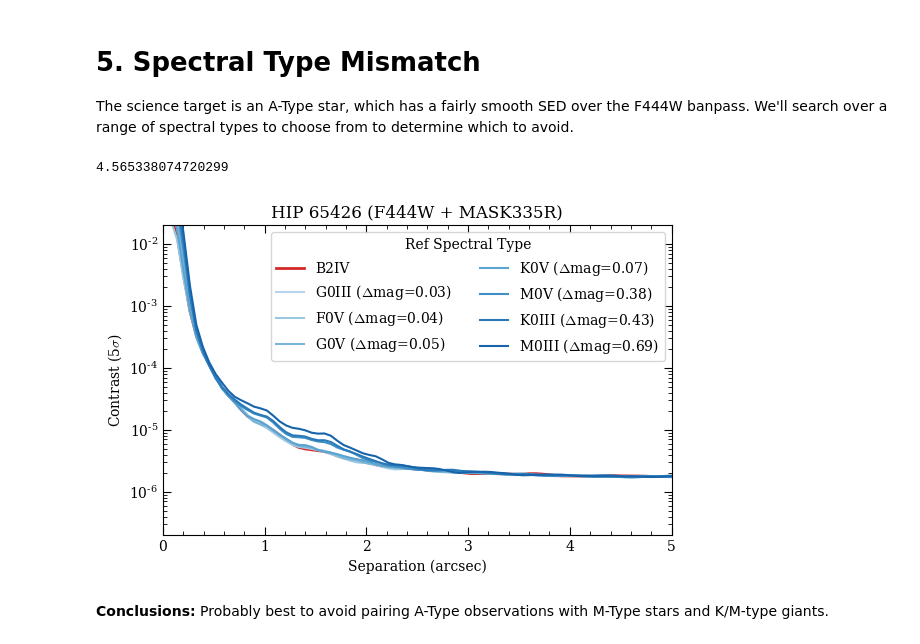
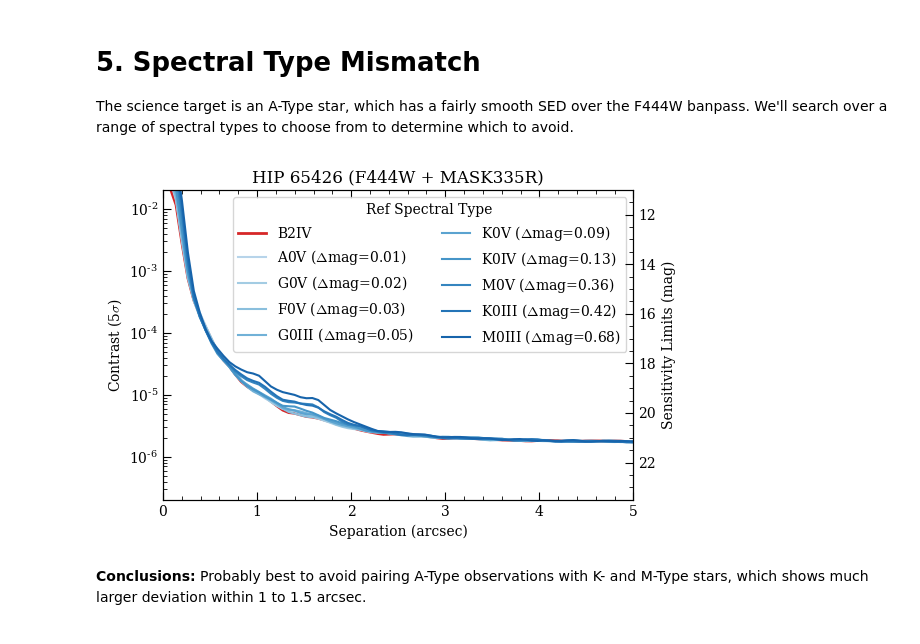
Before and after one commit to JarronL/pynrc, a Jupyter notebook: notebooks/Contrast_Variations.ipynb, the cells around one changed output. Drawn from its saved outputs; the diff is of its cells as text; code cells hidden in the pictures.

```diff
--- a/notebooks/Contrast_Variations.ipynb
+++ b/notebooks/Contrast_Variations.ipynb
@@ -167,4 +169,12 @@ roll_angle = 10
 contrast_nom = obs.calc_contrast(roll_angle=roll_angle, nsig=nsig, use_cmask=False)
+# %%
+def cont_to_sen(x):
+    contrast = np.asarray(x)
+    return -2.5*np.log10(contrast) + obs.star_flux('vegamag')
+
+def sen_to_cont(x):
+    sen_mag = np.asarray(x)
+    return 10**((obs.star_flux('vegamag') - sen_mag) / 2.5)
 # %%
 fig, ax = plt.subplots(1,1, figsize=(6,4))
 
@@ -336,7 +361,7 @@ for ax in axes:
     ax.set_xlim([0,5])
 
     ax.set_xlabel('Separation (arcsec)')
-    ylabel = 'Contrast (5$\sigma$)' if ax==axes[0] else 'Sensitivity Limits (mag)'
+    ylabel = f'Contrast ({nsig:.0f}$\sigma$)' if ax==axes[0] else 'Sensitivity Limits (mag)'
     ax.set_ylabel(ylabel)
 
     ax.legend(title='Sci K-Band (mag)', ncol=2)
@@ -397,12 +427,8 @@ fig.tight_layout()
 # 5. Spectral Type Mismatch
 
 The science target is an A-Type star, which has a fairly smooth SED over the F444W banpass. We'll search over a range of spectral types to choose from to determine which to avoid.
-# %%
-obs.star_flux(fluxunit='vegamag', do_ref=True)
-# %% [output]
-4.565338074720299
 # %%
-sptypes = ['F0V', 'G0V', 'K0V', 'M0V', 'G0III', 'K0III', 'M0III']
+sptypes = ['A0V', 'F0V', 'G0V', 'K0V', 'M0V', 'K0IV', 'G0III', 'K0III', 'M0III']
 contrast_list = []
 
 nrc_mag = obs.star_flux(fluxunit='vegamag', do_ref=True)
@@ -418,50 +444,57 @@ obs.sp_ref = sp_ref
 # %%
 # Get sensitivity losses at 1.5" and sort
 x, y = (contrast_nom[0], contrast_nom[1])
-mag_sen0 = -2.5*np.log10(np.interp(1.5, x, y))
+ind_med = (x>=1.0) & (x<=1.5)
+mag_sen0 = -2.5*np.log10(np.mean(y[ind_med]))
 
 dmag_arr = []
 for i, contrast in enumerate(contrast_list):
     x, y = (contrast[0], contrast[1])
-    mag_sen = -2.5*np.log10(np.interp(1.5, x, y))
+    ind_med = (x>=1.0) & (x<=1.5)
+    mag_sen = -2.5*np.log10(np.mean(y[ind_med]))
     dmag = mag_sen0 - mag_sen
     dmag_arr.append(dmag)
 dmag_arr = np.array(dmag_arr)
 
-isort = np.argsort(dmag_arr)[::-1]
+isort = np.argsort(dmag_arr)
 # %%
 fig, ax = plt.subplots(1,1, figsize=(6,4))
 
 lin_vals = np.linspace(0.3,0.8,len(contrast_list))
 colors = plt.cm.Blues(lin_vals)
 
 label = f'{spt_ref}'
 x, y = (contrast_nom[0], contrast_nom[1])
 ax.semilogy(x, y, color='C3', lw=2, label=label)
 
 for i in range(len(contrast_list)):
     ii = isort[i]
 
     contrast = contrast_list[ii]
     x, y = (contrast[0], contrast[1])
 
     dmag = dmag_arr[ii]
     label = f'{sptypes[ii]} ($\Delta$mag={dmag:.2f})'
 
     ax.semilogy(x, y, color=colors[i], label=label)
 
 ax.legend(title='Ref Spectral Type', ncol=2)
 
 ax.set_xlim([0,5])
 ax.set_ylim([2e-7, 2e-2])
 
 ax.set_xlabel('Separation (arcsec)')
-ax.set_ylabel('Contrast (5$\sigma$)')
+ax.set_ylabel(f'Contrast ({nsig:.0f}$\sigma$)')
 
 ax.set_title(f'{name_sci} ({obs.filter} + {obs.image_mask})')
 
+# Create 2nd axis indicating sensitivity limits (mags)
+ax2 = ax.twinx()
+ax2.set_ylim(cont_to_sen(ax.get_ylim()))
+ax2.set_ylabel('Sensitivity Limits (mag)')
+
 fig.tight_layout()
 # %% [output]
-[figure, old version]
+[figure, new version]
 # %% [markdown]
-**Conclusions:** Probably best to avoid pairing A-Type observations with M-Type stars and K/M-type giants.
+**Conclusions:** Probably best to avoid pairing A-Type observations with K- and M-Type stars, which shows much larger deviation within 1 to 1.5 arcsec.
```
Also changed, not shown: parts of 11 cells of this notebook.
